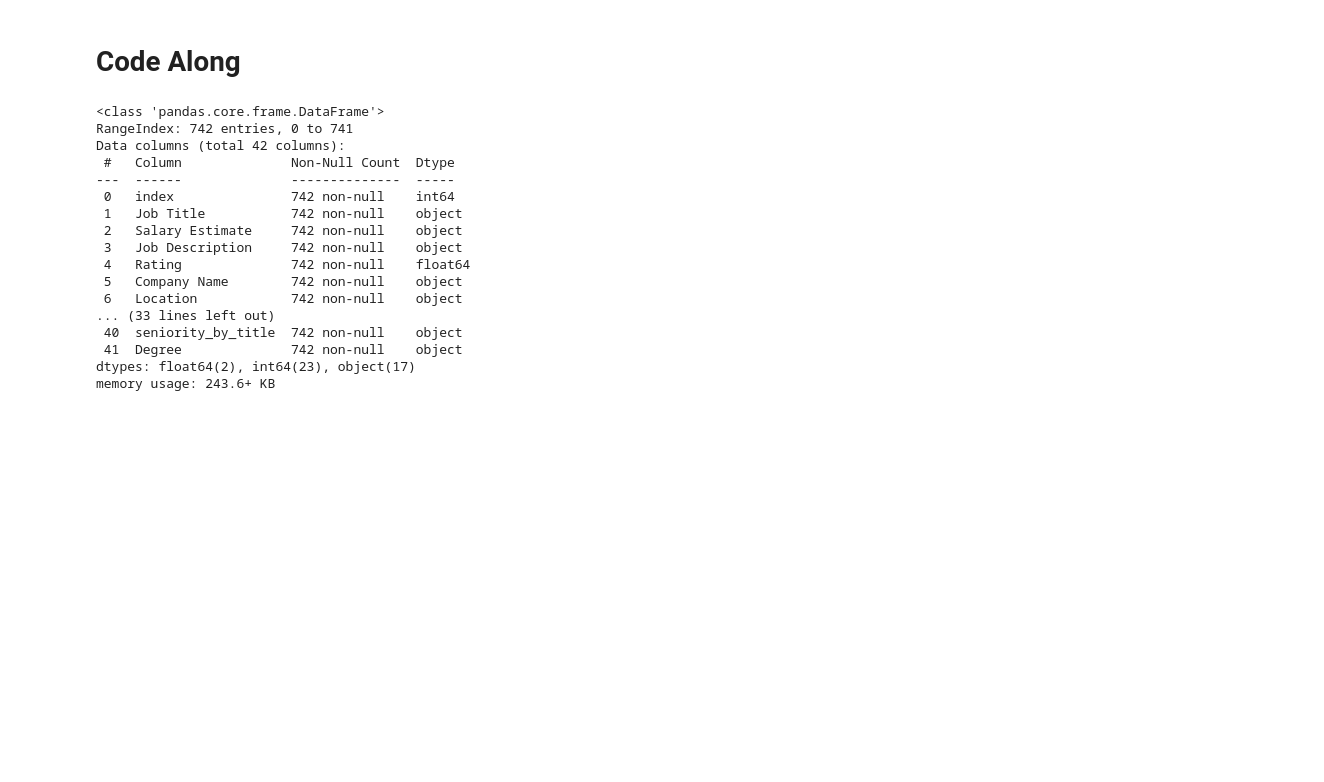
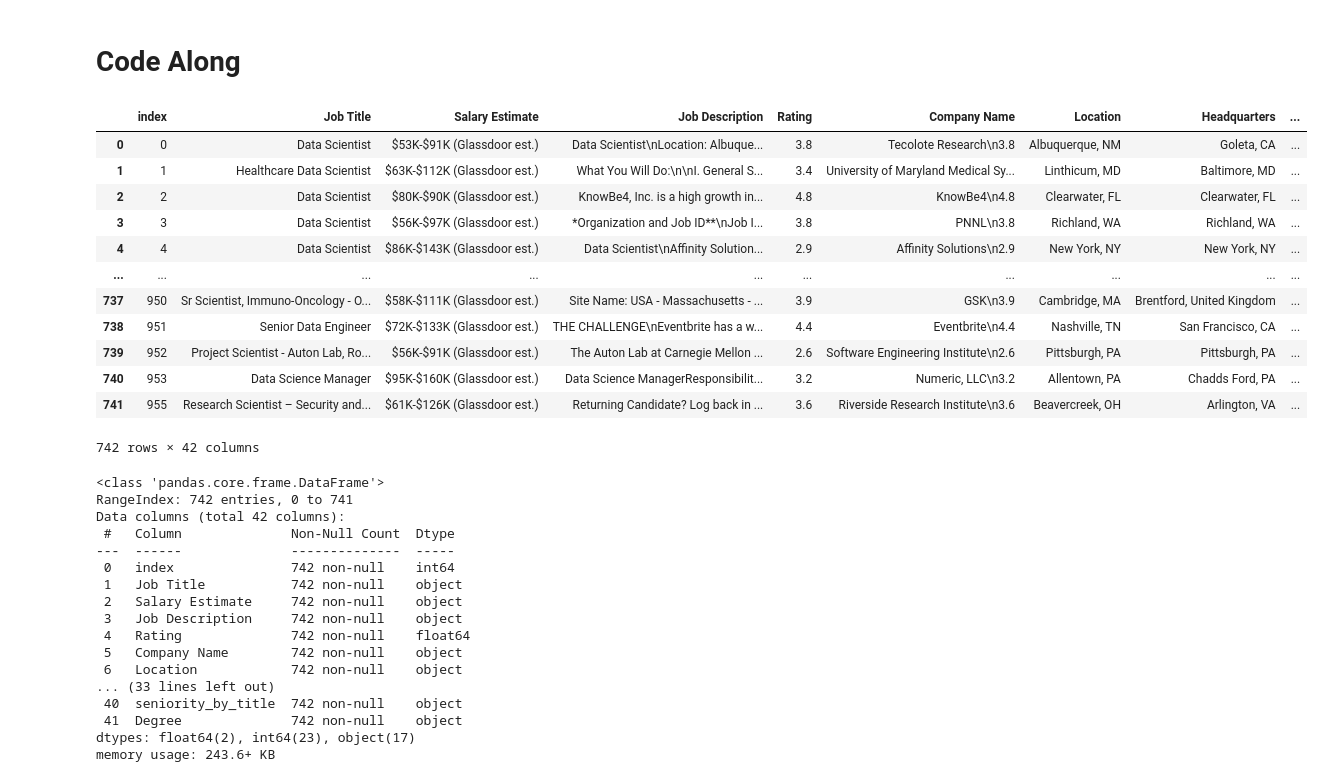
Before and after one commit to coding-dojo-data-science/6.20-local-workflo, a Jupyter notebook: codealong.ipynb, the cells around one changed output. Drawn from its saved outputs; the diff is of its cells as text; code cells hidden in the pictures; blank space fills up the shorter version.

```diff
--- a/codealong.ipynb
+++ b/codealong.ipynb
@@ -5,7 +5,21 @@ import pandas as pd
 import seaborn as sns
 import matplotlib.pyplot as plt
 # %%
-pd.read_csv('')
+pd.read_csv('Data/data_science_salary_2021.csv')
+# %% [output]
+|  | index | Job Title | Salary Estimate | Job Description | Rating | Company Name | Location | Headquarters | ... |
+| 0 | 0 | Data Scientist | $53K-$91K (Glassdoor est.) | Data Scientist\nLocation: Albuque... | 3.8 | Tecolote Research\n3.8 | Albuquerque, NM | Goleta, CA | ... |
+| 1 | 1 | Healthcare Data Scientist | $63K-$112K (Glassdoor est.) | What You Will Do:\n\nI. General S... | 3.4 | University of Maryland Medical Sy... | Linthicum, MD | Baltimore, MD | ... |
+| 2 | 2 | Data Scientist | $80K-$90K (Glassdoor est.) | KnowBe4, Inc. is a high growth in... | 4.8 | KnowBe4\n4.8 | Clearwater, FL | Clearwater, FL | ... |
+| 3 | 3 | Data Scientist | $56K-$97K (Glassdoor est.) | *Organization and Job ID**\nJob I... | 3.8 | PNNL\n3.8 | Richland, WA | Richland, WA | ... |
+| 4 | 4 | Data Scientist | $86K-$143K (Glassdoor est.) | Data Scientist\nAffinity Solution... | 2.9 | Affinity Solutions\n2.9 | New York, NY | New York, NY | ... |
+| ... | ... | ... | ... | ... | ... | ... | ... | ... | ... |
+| 737 | 950 | Sr Scientist, Immuno-Oncology - O... | $58K-$111K (Glassdoor est.) | Site Name: USA - Massachusetts - ... | 3.9 | GSK\n3.9 | Cambridge, MA | Brentford, United Kingdom | ... |
+| 738 | 951 | Senior Data Engineer | $72K-$133K (Glassdoor est.) | THE CHALLENGE\nEventbrite has a w... | 4.4 | Eventbrite\n4.4 | Nashville, TN | San Francisco, CA | ... |
+| 739 | 952 | Project Scientist - Auton Lab, Ro... | $56K-$91K (Glassdoor est.) | The Auton Lab at Carnegie Mellon ... | 2.6 | Software Engineering Institute\n2.6 | Pittsburgh, PA | Pittsburgh, PA | ... |
+| 740 | 953 | Data Science Manager | $95K-$160K (Glassdoor est.) | Data Science ManagerResponsibilit... | 3.2 | Numeric, LLC\n3.2 | Allentown, PA | Chadds Ford, PA | ... |
+| 741 | 955 | Research Scientist – Security and... | $61K-$126K (Glassdoor est.) | Returning Candidate? Log back in ... | 3.6 | Riverside Research Institute\n3.6 | Beavercreek, OH | Arlington, VA | ... |
+742 rows × 42 columns
 # %%
 df = pd.read_csv('Data/data_science_salary_2021.csv')
 # %%
```
Also changed, not shown: parts of 1 cell of this notebook, 1 other file.
